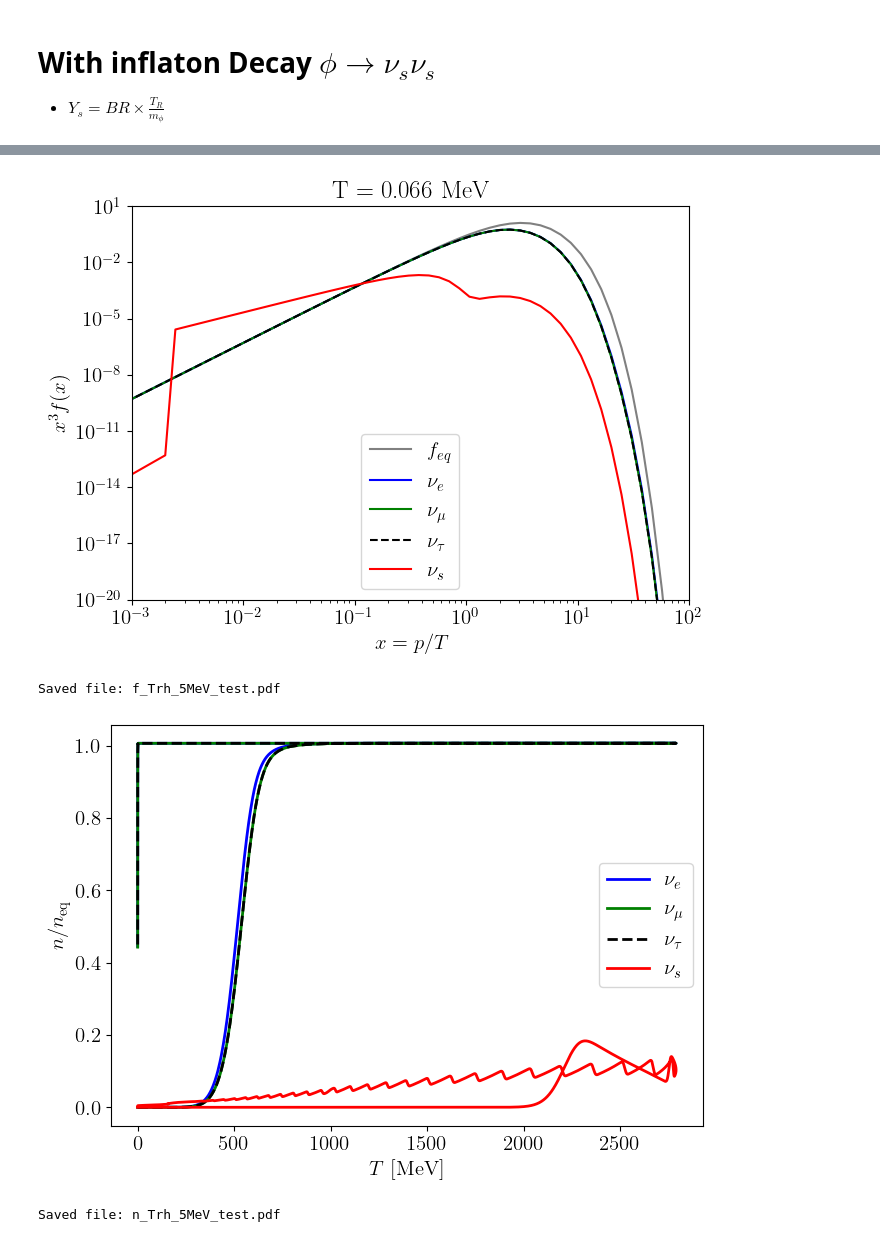
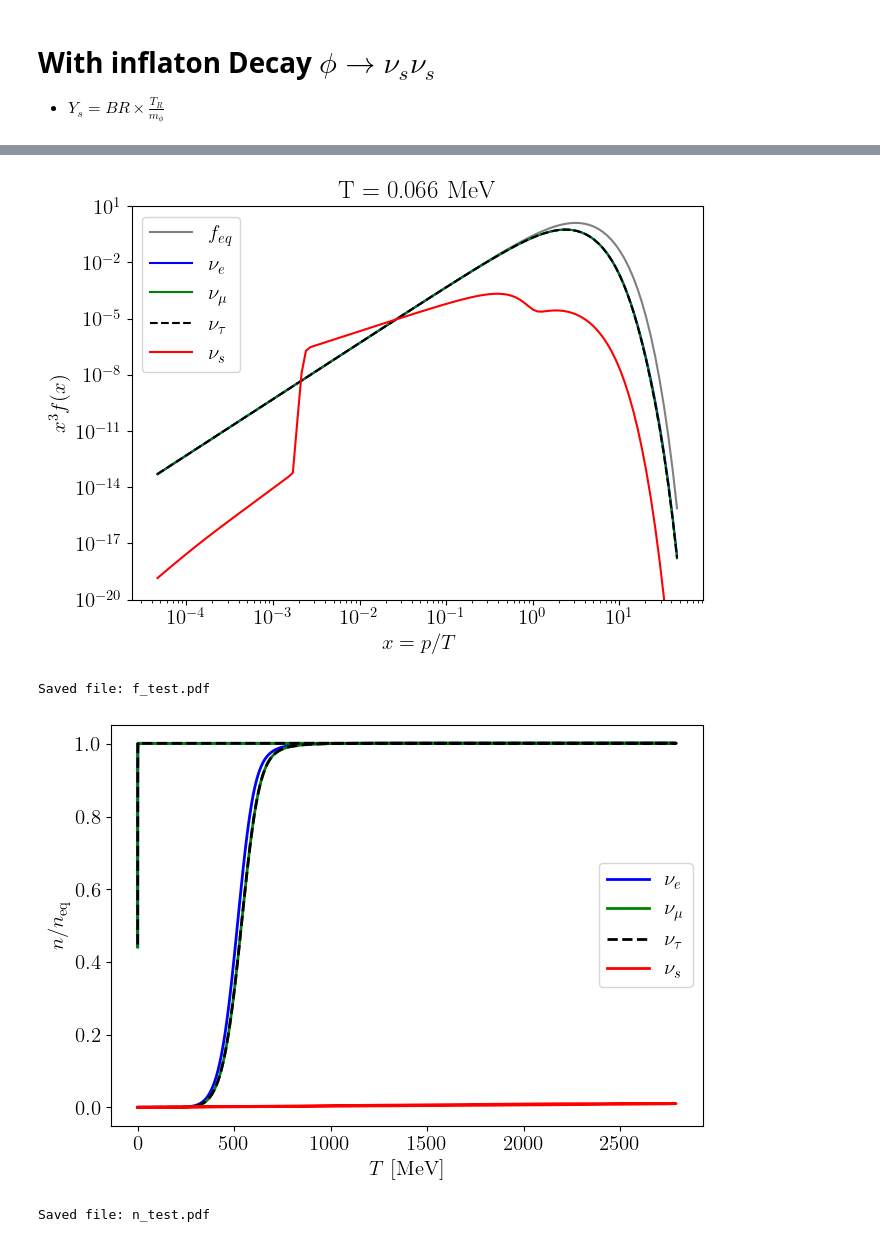
Before and after one commit to yongxuDM/Sterile-Neutrino, a Jupyter notebook: Sterile.ipynb, the cells around one changed output, grey strips where cells are left out. Drawn from its saved outputs; the diff is of its cells as text; code cells hidden in the pictures.

```diff
--- a/Sterile.ipynb
+++ b/Sterile.ipynb
@@ -32,7 +32,7 @@ plt.rc('font', **{'family' : 'serif', 'size' : 15})
 #    g*(T) and g*S(T) interpolation   #
 #-------------------------------------#
 
-Dataset 6
+gTab = pd.read_table(r"/home/yongxu/Documents/research/Research_Code/py_projects/BH_superradiance/Superradiance_code/Data/gstar.dat", names=['T','gstarS'])
 Ttab = gTab.iloc[:,0] # temperature
 gtab = gTab.iloc[:,1] # value
 tck  = interpolate.splrep(Ttab, gtab, s=0)
@@ -125,9 +125,9 @@ def n_eq_T(T):
 # -----------------------------
 # comoving momentum grid q = a*p
 # -----------------------------
-q_min = 1e-3
-q_max = 1e6
-N_q = 100
+q_min = 1e-2
+q_max = 1e4
+N_q = 120
 q_grid = np.logspace(np.log10(q_min), np.log10(q_max), N_q)
 
 # -----------------------------
@@ -224,7 +224,7 @@ def C_from_phi_decay(p, rho_phi, Gamma_phi, mphi, BR):
     n_phi = rho_phi / mphi
     p0 = mphi / 2.0
 
-    sigma = p0 * 0.01  # 1% width to approximate delta function
+    sigma = p0 * 0.05  # 1% width to approximate delta function
     prefactor = BR * 8 * np.pi**2 * Gamma_phi * n_phi / mphi**2
     df_s = prefactor * (1.0 / (np.sqrt(2*np.pi) * sigma)) * np.exp(-0.5 * ((p - p0)/sigma)**2)
     return df_s
@@ -294,10 +294,10 @@ def make_rhs_lna_comoving_full(TR, ms, sin2_2theta, mphi, BR,
         #     print(f"[ln a = {ln_a:.3f}] T = {T*1e3:.6f} MeV, rho_phi/rho_rad = {ratio:.3e}, max(Gamma_e/H) = {np.max(Gamma_alpha_of_pT(p_grid, T, 'e')/H):.3e}")
         #     last_print[0] = ln_a
 
-        # if print_dlna and (ln_a - last_print[0]) >= print_dlna:
-        #     ratio = rho_phi / np.maximum(rho_rad, 1e-300)
-        #     print(f"[ln a = {ln_a:.3f}] T = {T*1e3:.6f} MeV, rho_phi/rho_rad = {ratio:.3e}")
-        #     last_print[0] = ln_a
+        if print_dlna and (ln_a - last_print[0]) >= print_dlna:
+            ratio = rho_phi / np.maximum(rho_rad, 1e-300)
+            print(f"[ln a = {ln_a:.3f}] T = {T*1e3:.6f} MeV, rho_phi/rho_rad = {ratio:.3e}")
+            last_print[0] = ln_a
 
         out = np.empty_like(y)
         j = 0
@@ -333,7 +333,7 @@ def run_ln_comoving_full(TR_MeV=4.0, Hubble_end = 1e-20, ms_keV=1.0, sin2_2theta
                                      eta=eta, print_dlna=print_dlna)
 
     # sol = solve_ivp(rhs, ln_a_span, y0, method='Radau', atol=1e-9, rtol=1e-9, max_step=0.05)
-    sol = solve_ivp(rhs, ln_a_span, y0, method='Radau', atol=1e-10, rtol=1e-10, max_step=0.08)
+    sol = solve_ivp(rhs, ln_a_span, y0, method='Radau', atol=1e-10, rtol=1e-10, max_step=0.05)
 
 
 
@@ -550,7 +550,7 @@ def plot_momentum_spectra_x(result, flavors=('e','mu','tau','s'), filename=None)
 
     plt.xscale("log")
     plt.yscale("log")
-    plt.xlim(1e-3, 1e2)
+    # plt.xlim(1e-3, 1e2)
 
     plt.ylim(1e-20, 1e1)
 
@@ -1161,3 +1168,6 @@ def DW_Sin2_2theta(ms):
 # %%
-res_test= run_ln_comoving_full(TR_MeV=500.0,
-                               Hubble_end=1e-15, ms_keV=5, sin2_2theta=0.8*1e-9, ln_a_span=(0,15), print_dlna=1.0, mphi=1, BR=1e-4)
+# res_test= run_ln_comoving_full(TR_MeV=500.0,
+#                                Hubble_end=1e-15, ms_keV=5, sin2_2theta=2*1e-11, ln_a_span=(0,15), print_dlna=1.0, mphi=1, BR=1e-4)
+
+res_test= run_ln_comoving_full(TR_MeV=500.0, Hubble_end=1e-15, ms_keV=35,
+                               sin2_2theta=8* 1e-11, ln_a_span=(0,15), print_dlna=1.0, mphi=1, BR=1e-5)
@@ -1170,13 +1197,13 @@ plot_temperature_evolution(res_test, filename="T_Trh_5MeV_test.pdf")
 # %%
-plot_momentum_spectra_x(res_test, flavors=('e','mu','tau','s'), filename="f_Trh_5MeV_test.pdf")
+plot_momentum_spectra_x(res_test, flavors=('e','mu','tau','s'), filename="f_test.pdf")
 # %% [output]
-[figure, old version]
+[figure, new version]
-Saved file: f_Trh_5MeV_test.pdf
+Saved file: f_test.pdf
 # %%
-plot_n_over_n_eq(res_test, Tmax_MeV=None,filename="n_Trh_5MeV_test.pdf")
+plot_n_over_n_eq(res_test, Tmax_MeV=None,filename="n_test.pdf")
 # %% [output]
-[figure, old version]
+[figure, new version]
-Saved file: n_Trh_5MeV_test.pdf
+Saved file: n_test.pdf
 # %%
 # HOW TO PRESENT THE RESULTS???
 # %%
```
Also changed, not shown: parts of 11 cells of this notebook.
